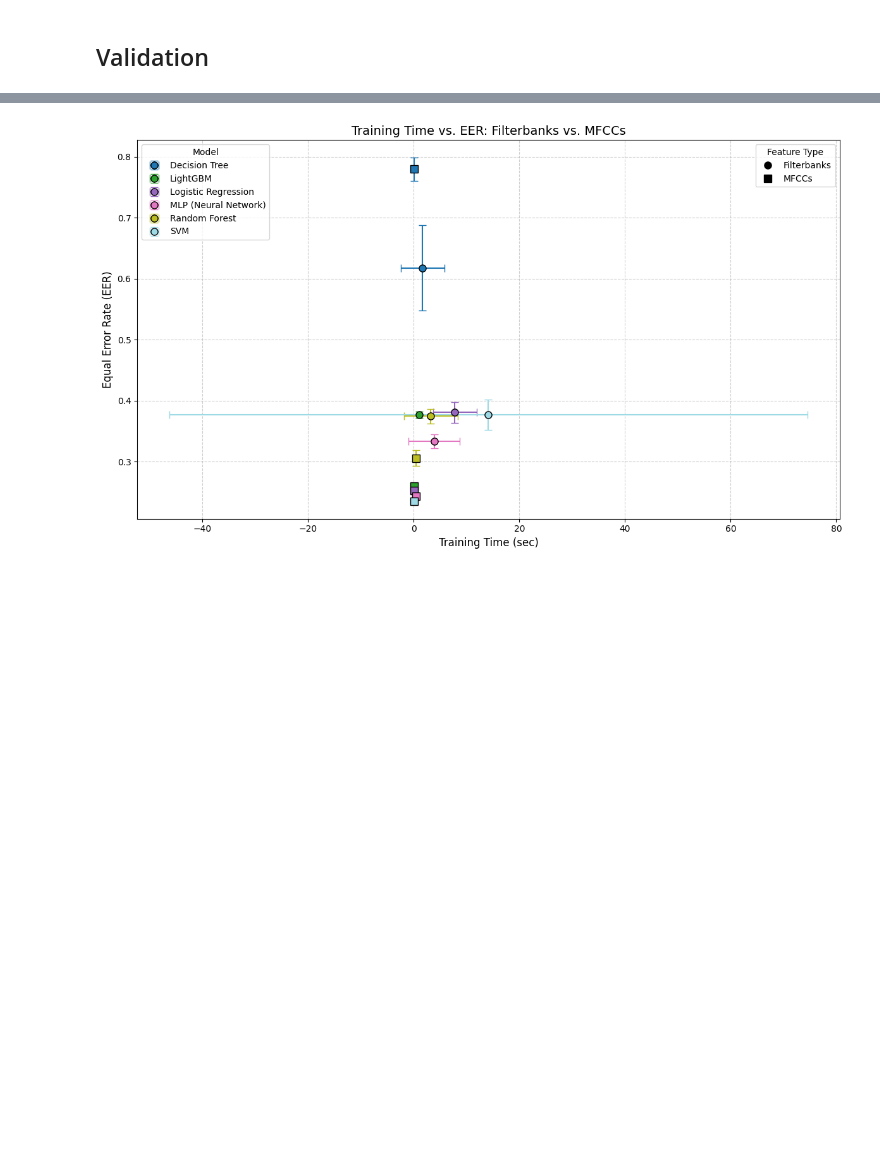
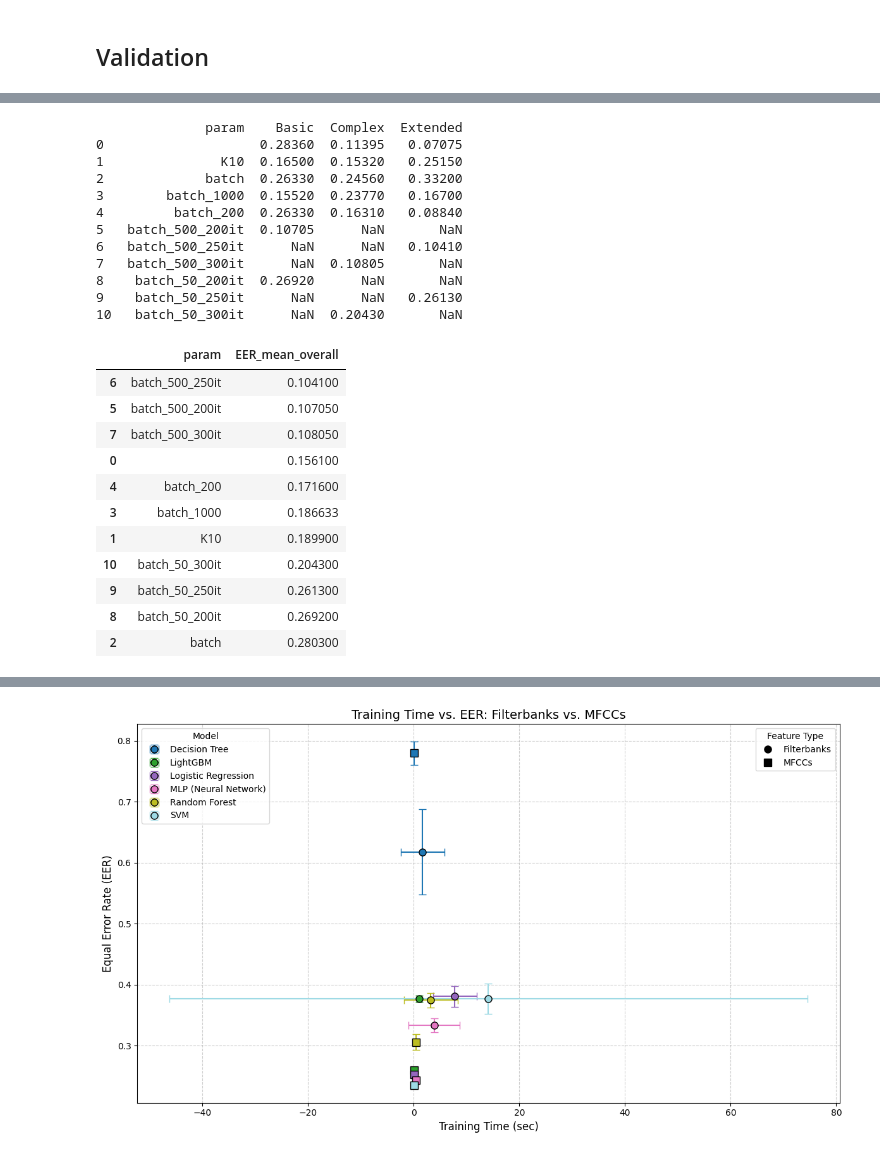
Before and after one commit to VictorBeraldo/audio_symbolic_regression, a Jupyter notebook: notebooks/ranking.ipynb, the cells around one changed output, grey strips where cells are left out. Saved outputs shown, nothing was run; the diff lists cells and outputs as text; code cells hidden in the pictures; blank space fills up the shorter version.

```diff
--- a/notebooks/ranking.ipynb
+++ b/notebooks/ranking.ipynb
@@ -5,0 +51,67 @@
+# %%
+df_SR = df_metrics[df_metrics.Model.str.contains("SR")].sort_values(by='EER')
+# %%
+df = df_SR
+
+# 1) drop any “_balanced” suffix
+df["model_clean"] = df["Model"].str.replace(r"_balanced$", "", regex=True)
+
+# 2) extract the type in parentheses
+df["type"] = df["model_clean"].str.extract(r"\((Basic|Extended|Complex)\)")[0]
+
+# 3) extract the parameter name (what’s after “PySR_” and before the space+paren)
+df["param"] = (
+    df["model_clean"]
+      .str.replace(r"^PySR_?", "",    regex=True)   # remove leading “PySR_” or “PySR”
+      .str.replace(r"\s*\([^)]*\)", "", regex=True)   # drop the “ (Type)”
+      .str.strip()
+)
+
+# 4) compute mean EER for each (param, type)
+result = (
+    df
+    .groupby(["param","type"], as_index=False)["EER"]
+    .mean()
+    .rename(columns={"EER":"EER_mean"})
+    .sort_values(["param","type"])
+)
+
+# Agora pivote para ter colunas Basic, Complex, Extended
+df_pivot = result.pivot(index="param", columns="type", values="EER_mean")
+
+# Se quiser limpar o nome do índice e das colunas
+df_pivot = df_pivot.reset_index().rename_axis(None, axis=1)
+
+print(df_pivot)
+
+df_pivot["EER_mean_overall"] = df_pivot[["Basic", "Complex", "Extended"]].mean(axis=1)
+
+# 2) selecionar só o que interessa: param + média geral
+mean_by_param = df_pivot[["param", "EER_mean_overall"]].sort_values("EER_mean_overall")
+
+(mean_by_param)
+# %% [output]
+              param    Basic  Complex  Extended
+0                    0.28360  0.11395   0.07075
+1               K10  0.16500  0.15320   0.25150
+2             batch  0.26330  0.24560   0.33200
+3        batch_1000  0.15520  0.23770   0.16700
+4         batch_200  0.26330  0.16310   0.08840
+5   batch_500_200it  0.10705      NaN       NaN
+6   batch_500_250it      NaN      NaN   0.10410
+7   batch_500_300it      NaN  0.10805       NaN
+8    batch_50_200it  0.26920      NaN       NaN
+9    batch_50_250it      NaN      NaN   0.26130
+10   batch_50_300it      NaN  0.20430       NaN
+|  | param | EER_mean_overall |
+| 6 | batch_500_250it | 0.104100 |
+| 5 | batch_500_200it | 0.107050 |
+| 7 | batch_500_300it | 0.108050 |
+| 0 |  | 0.156100 |
+| 4 | batch_200 | 0.171600 |
+| 3 | batch_1000 | 0.186633 |
+| 1 | K10 | 0.189900 |
+| 10 | batch_50_300it | 0.204300 |
+| 9 | batch_50_250it | 0.261300 |
+| 8 | batch_50_200it | 0.269200 |
+| 2 | batch | 0.280300 |
```
Also changed, not shown: parts of 6 cells of this notebook, 7 other files.
